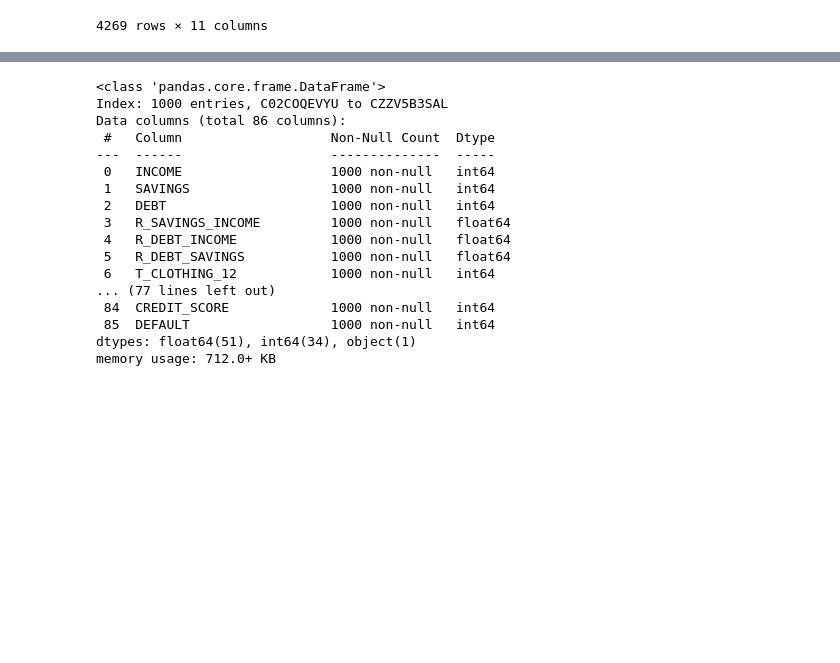
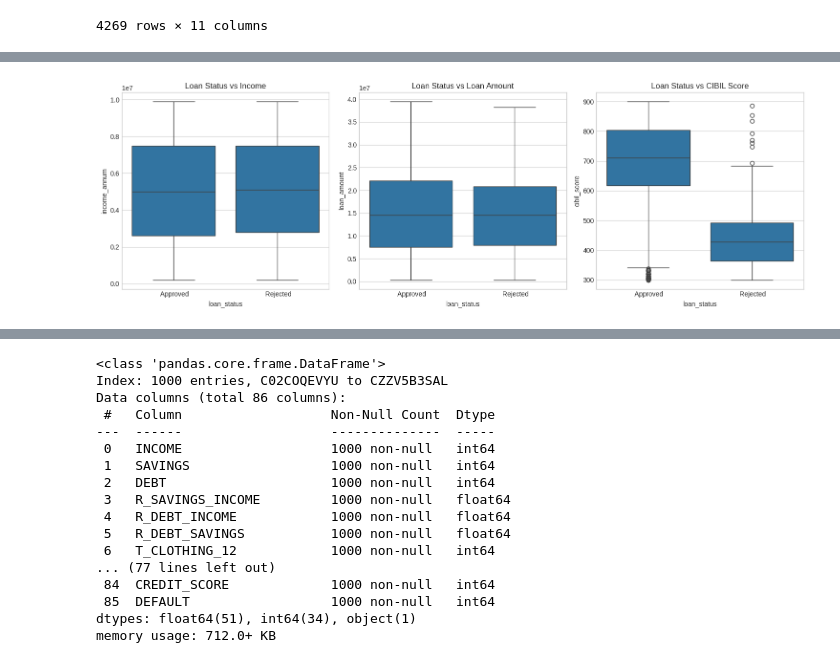
Before and after one commit to Rasesh30/p2_roku_upenn, a Jupyter notebook: p2_roku_credit_score.ipynb, the cells around one changed output, grey strips where cells are left out. Cells and saved outputs as stored; diff of their text form; code cells hidden in the pictures; blank space fills up the shorter version.

```diff
--- a/p2_roku_credit_score.ipynb
+++ b/p2_roku_credit_score.ipynb
@@ -332,0 +497,22 @@ results_df
+# %%
+plt.figure(figsize=(15, 5))
+
+# Income vs Loan Status
+plt.subplot(1, 3, 1)
+sns.boxplot(x='loan_status', y='income_annum', data=orig_df)
+plt.title('Loan Status vs Income')
+
+# Loan Amount vs Loan Status
+plt.subplot(1, 3, 2)
+sns.boxplot(x='loan_status', y='loan_amount', data=orig_df)
+plt.title('Loan Status vs Loan Amount')
+
+# CIBIL Score vs Loan Status
+plt.subplot(1, 3, 3)
+sns.boxplot(x='loan_status', y='cibil_score', data=orig_df)
+plt.title('Loan Status vs CIBIL Score')
+
+plt.tight_layout()
+plt.show()
+# %% [output]
+[figure, added]
```
Also changed, not shown: parts of 41 cells of this notebook.
